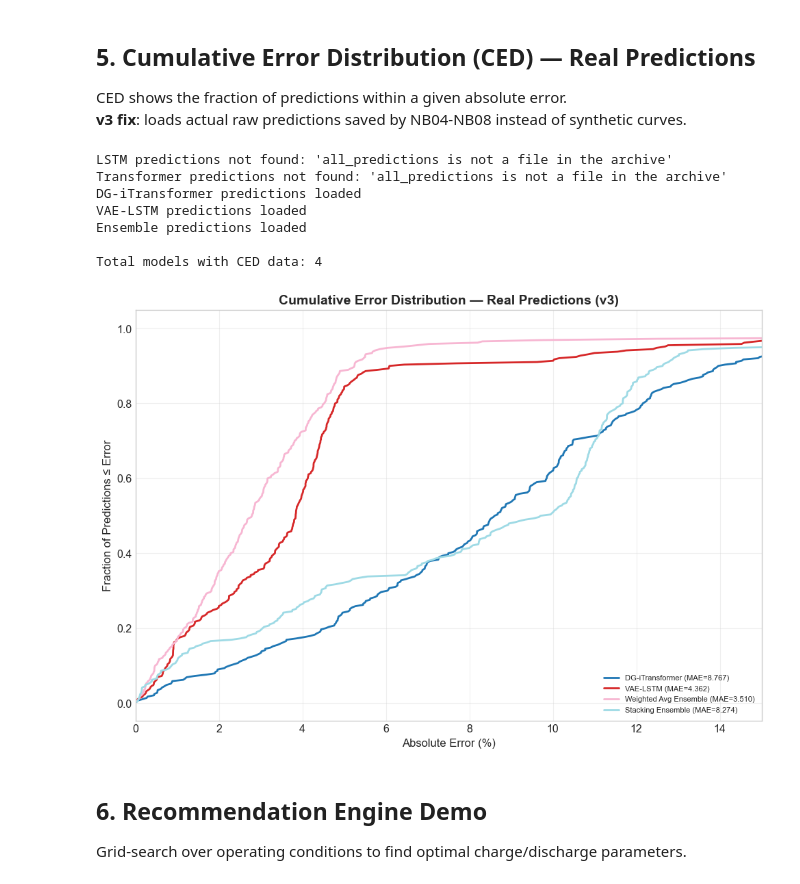
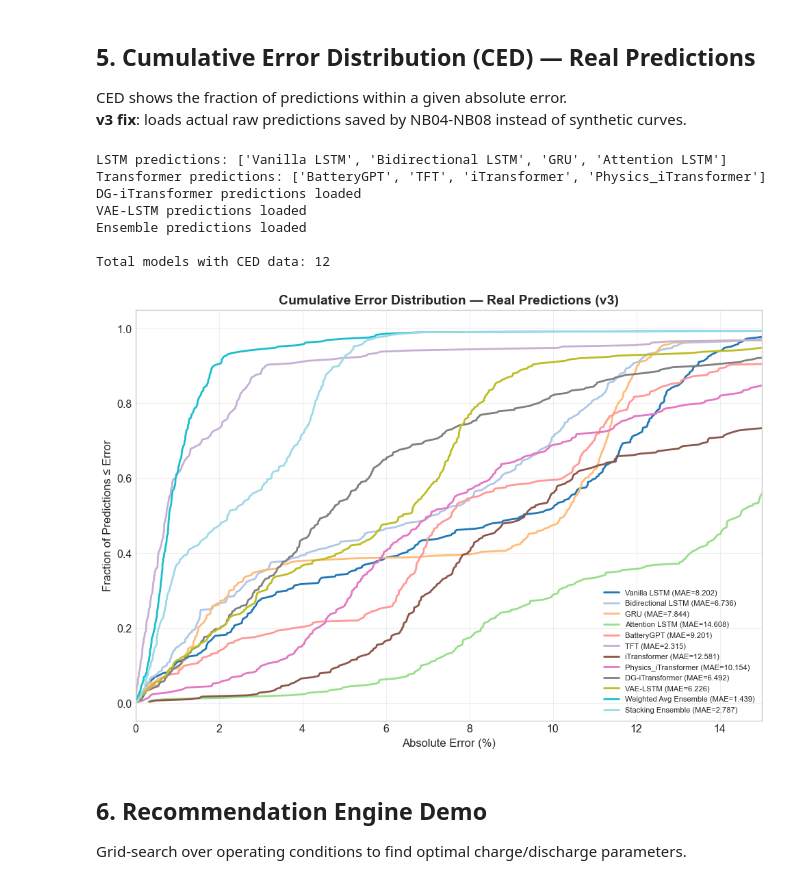
Before and after one commit to NeerajCodz/aiBatteryLifeCycle, a Jupyter notebook: notebooks/09_evaluation.ipynb, the cells around one changed output. Cells and saved outputs as stored; diff of their text form; code cells hidden in the pictures.

```diff
--- a/notebooks/09_evaluation.ipynb
+++ b/notebooks/09_evaluation.ipynb
@@ -17,16 +17,21 @@
 # %%
 import sys, os
 sys.path.insert(0, os.path.abspath(".."))
+VERSION = "3.0"
+VERSION_DIR = f"v{int(float(VERSION))}"
+
 
 import numpy as np
 import pandas as pd
 import matplotlib.pyplot as plt
 import seaborn as sns
 import json
+import joblib
+from sklearn.metrics import f1_score
 import warnings
 warnings.filterwarnings("ignore")
 
-from src.evaluation.metrics import regression_metrics, tolerance_accuracy, build_summary_table, per_battery_evaluation
+from src.evaluation.metrics import regression_metrics, tolerance_accuracy, build_summary_table, per_battery_evaluation, classification_metrics
 from src.evaluation.recommendations import grid_search_recommendations, recommendations_to_dataframe
 from src.utils.plotting import (
     save_fig, plot_radar_chart, plot_ced, plot_error_heatmap,
@@ -36,7 +41,7 @@ from src.utils.config import ARTIFACTS_DIR, FIGURES_DIR, get_version_paths
 
 plt.style.use("seaborn-v0_8-whitegrid")
 
-# v3 paths
-v3 = get_version_paths("v3")
-print(f"v3 artifacts: {v3['root']}")
+# version paths
+v3 = get_version_paths(VERSION_DIR)
+print(f"version artifacts: {v3['root']}")
 # %% [output]
@@ -49,7 +54,7 @@ all_results = {}
 
 # Classical ML
 try:
-    classical = pd.read_csv(v3["results"] / "v3_classical_soh_results.csv", index_col=0)
+    classical = pd.read_csv(v3["results"] / "classical_soh_results.csv", index_col=0)
     for name in classical.index:
         all_results[name] = classical.loc[name].to_dict()
     print(f"Classical models: {len(classical)} loaded")
@@ -58,7 +63,7 @@ except FileNotFoundError:
 
 # LSTM family
 try:
-    lstm = pd.read_csv(v3["results"] / "v3_lstm_soh_results.csv", index_col=0)
+    lstm = pd.read_csv(v3["results"] / "lstm_soh_results.csv", index_col=0)
     for name in lstm.index:
         all_results[name] = lstm.loc[name].to_dict()
     print(f"LSTM models: {len(lstm)} loaded")
@@ -67,7 +72,7 @@ except FileNotFoundError:
 
 # Transformer family
 try:
-    trans = pd.read_csv(v3["results"] / "v3_transformer_soh_results.csv", index_col=0)
+    trans = pd.read_csv(v3["results"] / "transformer_soh_results.csv", index_col=0)
     for name in trans.index:
         all_results[name] = trans.loc[name].to_dict()
     print(f"Transformer models: {len(trans)} loaded")
@@ -76,7 +81,7 @@ except FileNotFoundError:
 
 # Dynamic Graph iTransformer
 try:
-    with open(v3["results"] / "v3_dg_itransformer_results.json") as f:
+    with open(v3["results"] / "dg_itransformer_results.json") as f:
         all_results["DG-iTransformer"] = json.load(f)
     print("DG-iTransformer loaded")
 except FileNotFoundError:
@@ -84,7 +89,7 @@ except FileNotFoundError:
 
 # VAE-LSTM
 try:
-    with open(v3["results"] / "v3_vae_lstm_results.json") as f:
+    with open(v3["results"] / "vae_lstm_results.json") as f:
         all_results["VAE-LSTM"] = json.load(f)
     print("VAE-LSTM loaded")
 except FileNotFoundError:
@@ -92,7 +97,7 @@ except FileNotFoundError:
 
 # Ensemble
 try:
-    ens = pd.read_csv(v3["results"] / "v3_ensemble_results.csv", index_col=0)
+    ens = pd.read_csv(v3["results"] / "ensemble_results.csv", index_col=0)
     for name in ens.index:
         if "Ensemble" in name:
             all_results[name] = ens.loc[name].to_dict()
@@ -196,7 +201,7 @@ ced_data = {}  # model_name → (y_true, y_pred)
 
 # LSTM predictions (NB04)
 try:
-    d = np.load(str(v3["results"] / "v3_lstm_predictions.npz"), allow_pickle=True)
+    d = np.load(str(v3["results"] / "lstm_predictions.npz"), allow_pickle=True)
     preds_dict = d["all_predictions"].item()  # dict: name → pred array
     y_true_lstm = d["y_test"]
     for name, preds in preds_dict.items():
@@ -207,7 +212,7 @@ except Exception as e:
 
 # Transformer predictions (NB05)
 try:
-    d = np.load(str(v3["results"] / "v3_transformer_predictions.npz"), allow_pickle=True)
+    d = np.load(str(v3["results"] / "transformer_predictions.npz"), allow_pickle=True)
     preds_dict = d["all_predictions"].item()
     y_true_trans = d["y_test"]
     for name, preds in preds_dict.items():
@@ -218,7 +223,7 @@ except Exception as e:
 
 # DG-iTransformer predictions (NB06)
 try:
-    d = np.load(str(v3["results"] / "v3_dg_predictions.npz"), allow_pickle=True)
+    d = np.load(str(v3["results"] / "dg_predictions.npz"), allow_pickle=True)
     ced_data["DG-iTransformer"] = (d["y_test"], d["y_pred"])
     print("DG-iTransformer predictions loaded")
 except Exception as e:
@@ -226,7 +231,7 @@ except Exception as e:
 
 # VAE-LSTM predictions (NB07)
 try:
-    d = np.load(str(v3["results"] / "v3_vae_predictions.npz"), allow_pickle=True)
+    d = np.load(str(v3["results"] / "vae_predictions.npz"), allow_pickle=True)
     ced_data["VAE-LSTM"] = (d["y_test"], d["soh_pred"])
     print("VAE-LSTM predictions loaded")
 except Exception as e:
@@ -234,7 +239,7 @@ except Exception as e:
 
 # Ensemble predictions (NB08)
 try:
-    d = np.load(str(v3["results"] / "v3_ensemble_predictions.npz"), allow_pickle=True)
+    d = np.load(str(v3["results"] / "ensemble_predictions.npz"), allow_pickle=True)
     if len(d["y_wav"]) > 0:
         ced_data["Weighted Avg Ensemble"] = (d["y_test"], d["y_wav"])
     if len(d["y_stack"]) > 0:
@@ -245,38 +250,38 @@ except Exception as e:
 
 print(f"\nTotal models with CED data: {len(ced_data)}")
 
 # ── Plot CED ──
 if ced_data:
     fig, ax = plt.subplots(figsize=(10, 7))
     cmap = plt.cm.get_cmap("tab20", len(ced_data))
 
     for i, (name, (yt, yp)) in enumerate(ced_data.items()):
         abs_errors = np.abs(yt.flatten() - yp.flatten())
         sorted_err = np.sort(abs_errors)
         ced = np.arange(1, len(sorted_err) + 1) / len(sorted_err)
         mae = np.mean(abs_errors)
         ax.plot(sorted_err, ced, linewidth=2, color=cmap(i),
                 label=f"{name} (MAE={mae:.3f})")
 
     ax.set_xlabel("Absolute Error (%)", fontsize=12)
     ax.set_ylabel("Fraction of Predictions ≤ Error", fontsize=12)
     ax.set_title("Cumulative Error Distribution — Real Predictions (v3)", fontsize=14, fontweight="bold")
     ax.legend(loc="lower right", fontsize=8)
     ax.set_xlim(0, 15)
     ax.grid(True, alpha=0.3)
-    save_fig(fig, "v3_ced_curves", directory=v3["figures"])
+    save_fig(fig, "ced_curves", directory=v3["figures"])
     plt.show()
 else:
     print("No prediction data available — run NB04-NB08 first.")
 # %% [output]
-LSTM predictions not found: 'all_predictions is not a file in the archive'
-Transformer predictions not found: 'all_predictions is not a file in the archive'
+LSTM predictions: ['Vanilla LSTM', 'Bidirectional LSTM', 'GRU', 'Attention LSTM']
+Transformer predictions: ['BatteryGPT', 'TFT', 'iTransformer', 'Physics_iTransformer']
 DG-iTransformer predictions loaded
 VAE-LSTM predictions loaded
 Ensemble predictions loaded
 
-Total models with CED data: 4
+Total models with CED data: 12
-[figure, old version]
+[figure, new version]
 # %% [markdown]
 ## 6. Recommendation Engine Demo
 Grid-search over operating conditions to find optimal charge/discharge parameters.
```
Also changed, not shown: parts of 7 cells of this notebook, 24 other files.
